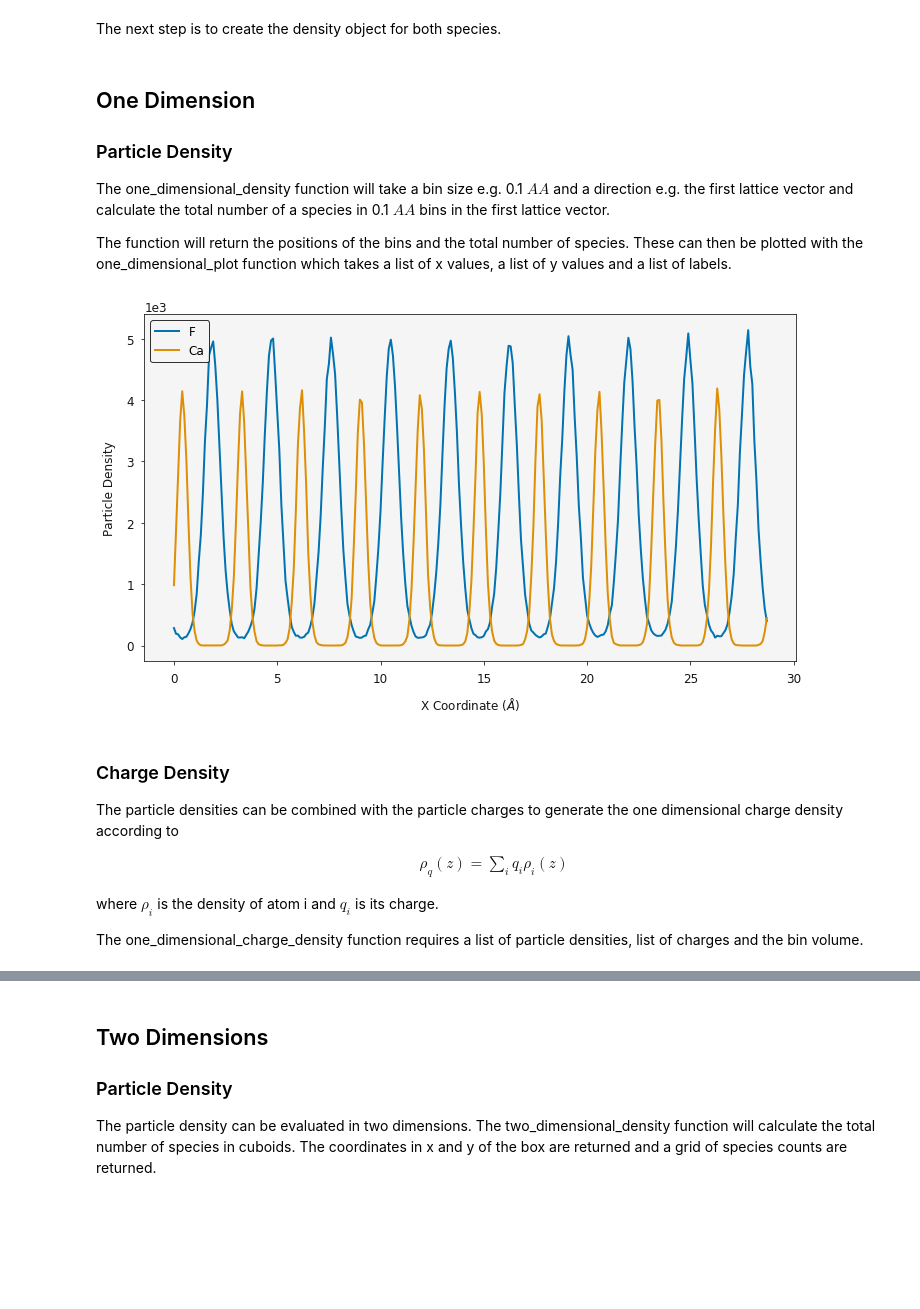
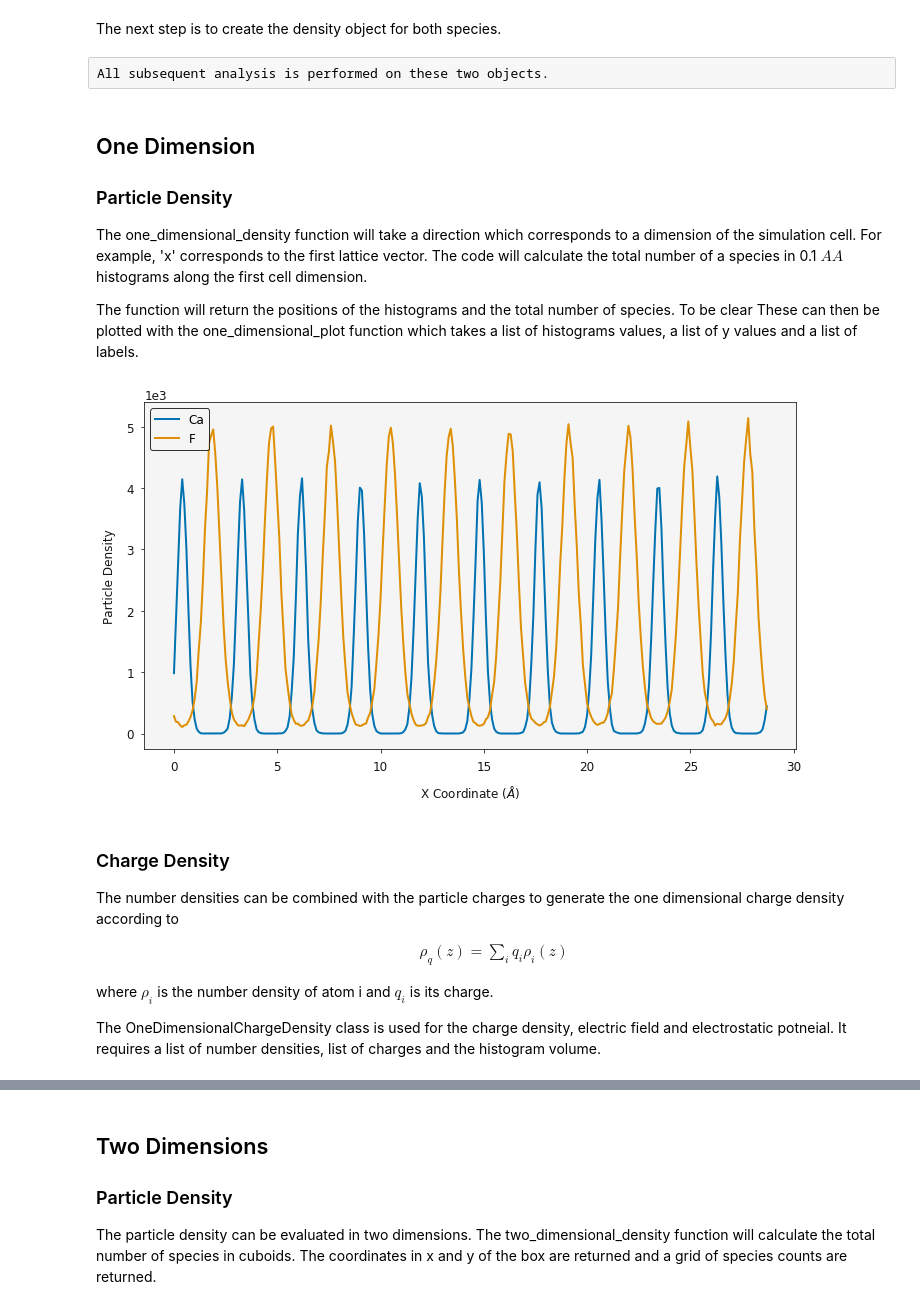
Before and after one commit to symmy596/Polypy, a Jupyter notebook: examples/notebooks/Density.ipynb, the cells around one changed output, grey strips where cells are left out. Drawn from its saved outputs; the diff is of its cells as text; code cells hidden in the pictures; blank space fills up the shorter version.

```diff
--- a/examples/notebooks/Density.ipynb
+++ b/examples/notebooks/Density.ipynb
@@ -26,36 +26,38 @@ history = History("../example_data/HISTORY", ["CA", "F"])
 # %% [markdown]
 The next step is to create the density object for both species.
 # %%
-ca_density = Density(history.trajectory, atom="CA")
-f_density = Density(history.trajectory, atom="F")
+ca_density = Density(history.trajectory, atom="CA", histogram_size=0.1)
+f_density = Density(history.trajectory, atom="F", histogram_size=0.1)
+# %% [raw]
+All subsequent analysis is performed on these two objects.
 # %% [markdown]
 ## One Dimension
 
 ### Particle Density
 
-The one_dimensional_density function will take a bin size e.g. 0.1 $AA$ and a direction e.g. the first lattice vector and calculate the total number of a species in 0.1 $AA$ bins in the first lattice vector.
+The one_dimensional_density function will take a direction which corresponds to a dimension of the simulation cell. For example, 'x' corresponds to the first lattice vector. The code will calculate the total number of a species in 0.1 $AA$ histograms along the first cell dimension.
 
-The function will return the positions of the bins and the total number of species. These can then be plotted with the one_dimensional_plot function which takes a list of x values, a list of y values and a list of labels.
+The function will return the positions of the histograms and the total number of species. To be clear These can then be plotted with the one_dimensional_plot function which takes a list of histograms values, a list of y values and a list of labels.
 # %%
 cx, cy, c_volume = ca_density.one_dimensional_density(direction="z")
 fx, fy, f_volume = f_density.one_dimensional_density(direction="z")
 
-ax = plotting.one_dimensional_density_plot([fx, cx], [fy, cy], ["F", "Ca"])
+ax = plotting.one_dimensional_density_plot([cx, fx], [cy, fy], ["Ca", "F"])
 plt.show()
 # %% [output]
-[figure, old version]
+[figure, new version]
 # %% [markdown]
 ### Charge Density
 
-The particle densities can be combined with the particle charges to generate the one dimensional charge density according to
+The number densities can be combined with the particle charges to generate the one dimensional charge density according to
 
 \begin{align}
 \rho_q(z) = \sum_{i} q_i \rho_i(z)
 \end{align}
 
-where $\rho_{i}$ is the density of atom i and $q_{i}$ is its charge.
+where $\rho_{i}$ is the number density of atom i and $q_{i}$ is its charge.
 
-The one_dimensional_charge_density function requires a list of particle densities, list of charges and the bin volume.
+The OneDimensionalChargeDensity class is used for the charge density, electric field and electrostatic potneial. It requires a list of number densities, list of charges and the histogram volume.
 # %%
 charge = analysis.OneDimensionalChargeDensity(fx, [fy, cy], [-1.0, 2.0], c_volume, history.trajectory.timesteps)
 
```
Also changed, not shown: parts of 12 cells of this notebook, 1 other file.
